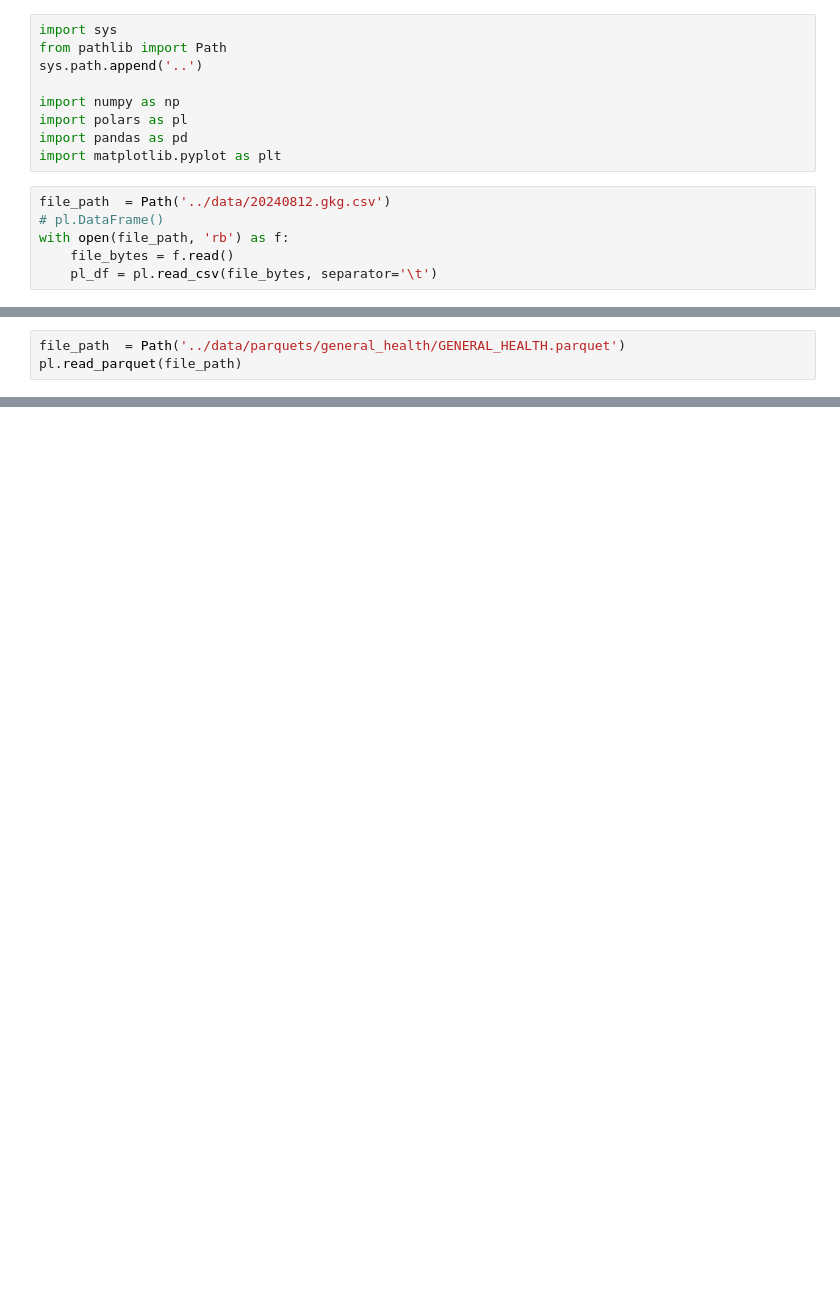
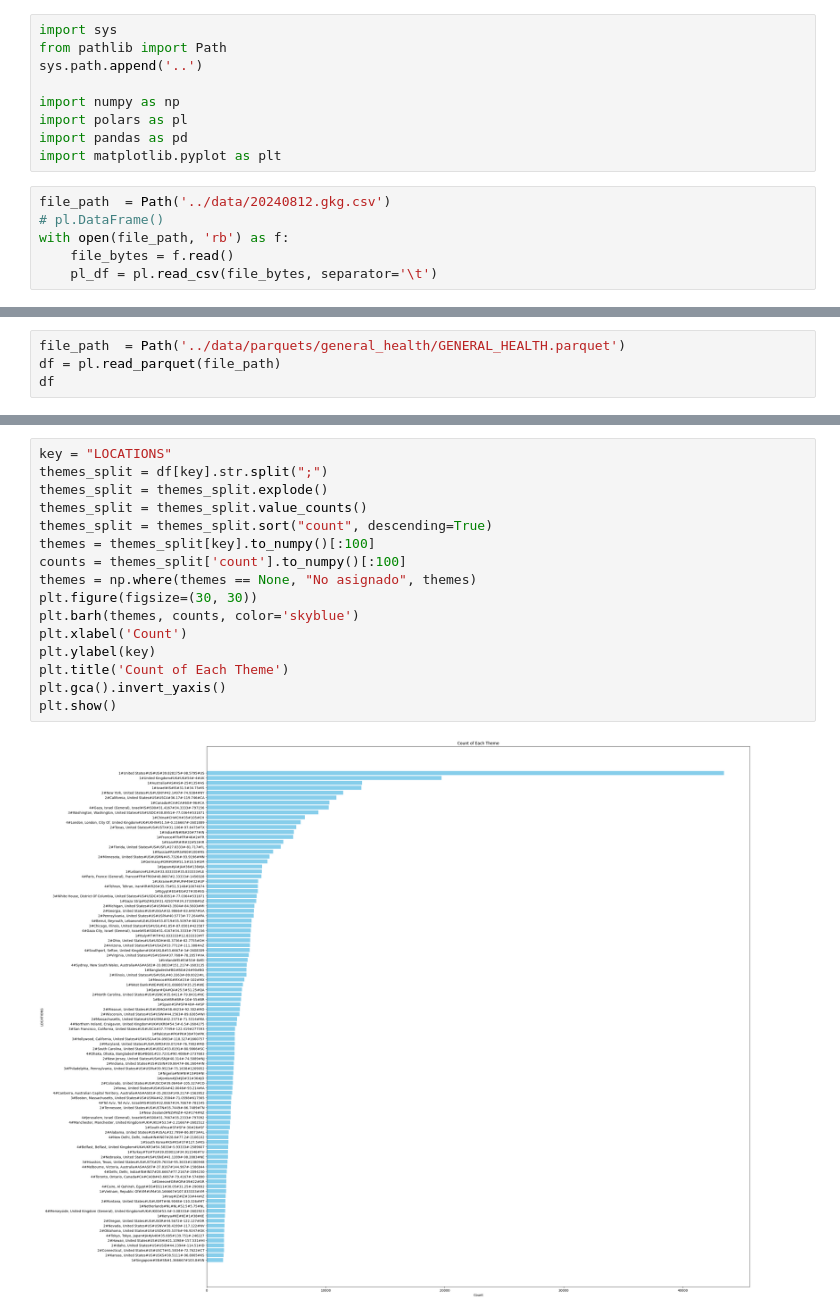
Before and after one commit to leomau-rg/factored-datathon-2024-DataAxons, a Jupyter notebook: notebooks/1.0-sgm-data_exploration.ipynb, the cells around one changed output, grey strips where cells are left out. Cells and saved outputs as stored; diff of their text form; blank space fills up the shorter version.

```diff
--- a/notebooks/1.0-sgm-data_exploration.ipynb
+++ b/notebooks/1.0-sgm-data_exploration.ipynb
@@ -55,7 +66,8 @@ shape: (20_041, 5)
 | 20240812 | "GENERAL_GOVERNMENT;EPU_POLICY;… | "4#New Delhi, Delhi, India#IN#I… | "sagar mitras;abhilaskh likhi;g… | "space technology in fisheries;… |
 # %%
 file_path  = Path('../data/parquets/general_health/GENERAL_HEALTH.parquet')
-pl.read_parquet(file_path)
+df = pl.read_parquet(file_path)
+df
 # %% [output]
 shape: (166_070, 6)
 | DATE | THEMES | LOCATIONS | PERSONS | ORGANIZATIONS | SOURCEURLS |
@@ -71,3 +83,21 @@ shape: (166_070, 6)
 | 20240803 | "TAX_FNCACT;TAX_FNCACT_STUDENTS… | "3#Charlotte, North Carolina, U… | null | null | "https://www.wunc.org/2024-08-0… |
 | 20240803 | "EPU_POLICY;EPU_POLICY_POLITICA… | "4#Santa Fe, Santa Fe, Argentin… | "pablo bercovich;daniel rosato;… | "association of argentine small… | "https://buenosairesherald.com/… |
 | 20240803 | "MEDIA_SOCIAL;EDUCATION;SOC_POI… | "3#Indianapolis, Indiana, Unite… | "larue carter;cardinal greenway… | "holy cross college;calumet col… | "https://www.forbes.com/sites/m… |
+# %%
+key = "LOCATIONS"
+themes_split = df[key].str.split(";")
+themes_split = themes_split.explode()
+themes_split = themes_split.value_counts()
+themes_split = themes_split.sort("count", descending=True)
+themes = themes_split[key].to_numpy()[:100]
+counts = themes_split['count'].to_numpy()[:100]
+themes = np.where(themes == None, "No asignado", themes)
+plt.figure(figsize=(30, 30))
+plt.barh(themes, counts, color='skyblue')
+plt.xlabel('Count')
+plt.ylabel(key)
+plt.title('Count of Each Theme')
+plt.gca().invert_yaxis()
+plt.show()
+# %% [output]
+[figure, added]
```
Also changed, not shown: parts of 1 cell of this notebook.
